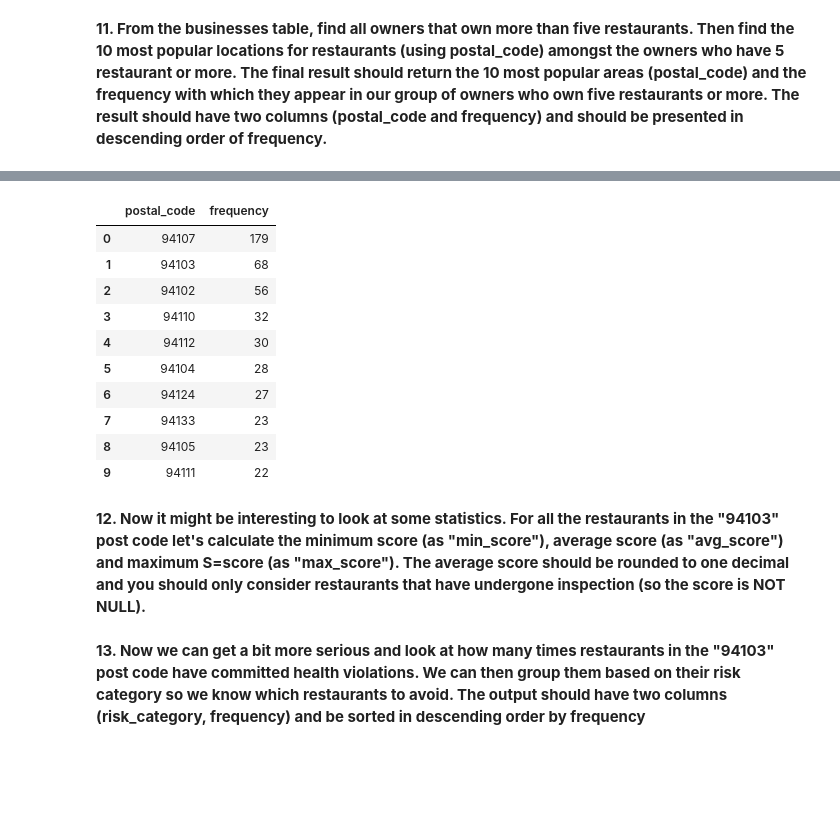
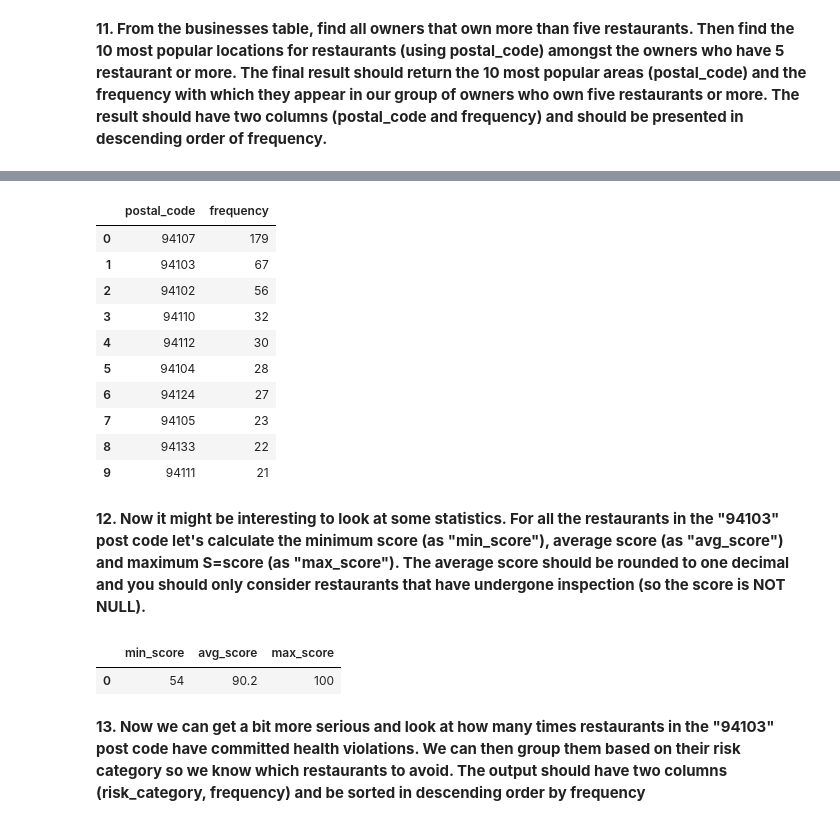
Before and after one commit to Louis-Bad/KATE_module-6, a Jupyter notebook: food_health_analysis/food_health.ipynb, the cells around one changed output, grey strips where cells are left out. Cells and saved outputs as stored; diff of their text form; code cells hidden in the pictures; blank space fills up the shorter version.

```diff
--- a/food_health_analysis/food_health.ipynb
+++ b/food_health_analysis/food_health.ipynb
@@ -395,43 +316,42 @@ sub_query_popular_result
 # %%
-# Add your code below
-most_popular_post_codes_query = f'''
+most_popular_post_codes_query = '''
 SELECT
     postal_code,
-    COUNT(*) AS frequency
+    COUNT(business_id) AS frequency
 FROM
     businesses
 WHERE
-    CASE WHEN
-        owner_name IS NULL
-    THEN
-        'Unknown'
-    ELSE
+    owner_name IN
+    (
+    SELECT
         owner_name
-    END IN ({sub_query_popular})
+    FROM
+        businesses
+    GROUP BY
+        owner_name
+    HAVING
+        COUNT(business_id) >= 5
+    )
 GROUP BY
     postal_code
 ORDER BY
     frequency DESC
 LIMIT
     10
 '''
 
 
-
-
-
-
 most_popular_post_codes_result = pd.read_sql(most_popular_post_codes_query, conn)
 most_popular_post_codes_result
 # %% [output]
 |  | postal_code | frequency |
 | 0 | 94107 | 179 |
-| 1 | 94103 | 68 |
+| 1 | 94103 | 67 |
 | 2 | 94102 | 56 |
 | 3 | 94110 | 32 |
 | 4 | 94112 | 30 |
 | 5 | 94104 | 28 |
 | 6 | 94124 | 27 |
-| 7 | 94133 | 23 |
-| 8 | 94105 | 23 |
-| 9 | 94111 | 22 |
+| 7 | 94105 | 23 |
+| 8 | 94133 | 22 |
+| 9 | 94111 | 21 |
@@ -468,2 +360,26 @@ LIMIT
+# %%
+# Add your code below
+min_avg_max_score_query = '''
+SELECT
+    MIN(score) AS min_score,
+    ROUND(AVG(score), 1) AS avg_score,
+    MAX(score) AS max_score
+FROM
+    businesses AS b
+LEFT JOIN inspections AS i
+    ON b.business_id = i.business_id
+WHERE
+    score IS NOT Null
+GROUP BY
+    postal_code
+HAVING
+    postal_code = '94103'
+'''
+
+min_avg_max_score_result = pd.read_sql(min_avg_max_score_query, conn)
+min_avg_max_score_result
+# %% [output]
+|  | min_score | avg_score | max_score |
+| 0 | 54 | 90.2 | 100 |
 # %% [markdown]
 **13. Now we can get a bit more serious and look at how many times restaurants in the "94103" post code  have committed health violations. We can then group them based on their risk category so we know which restaurants to avoid. The output should have two columns (risk_category, frequency) and be sorted in descending order by frequency**
```
Also changed, not shown: parts of 6 cells of this notebook.
